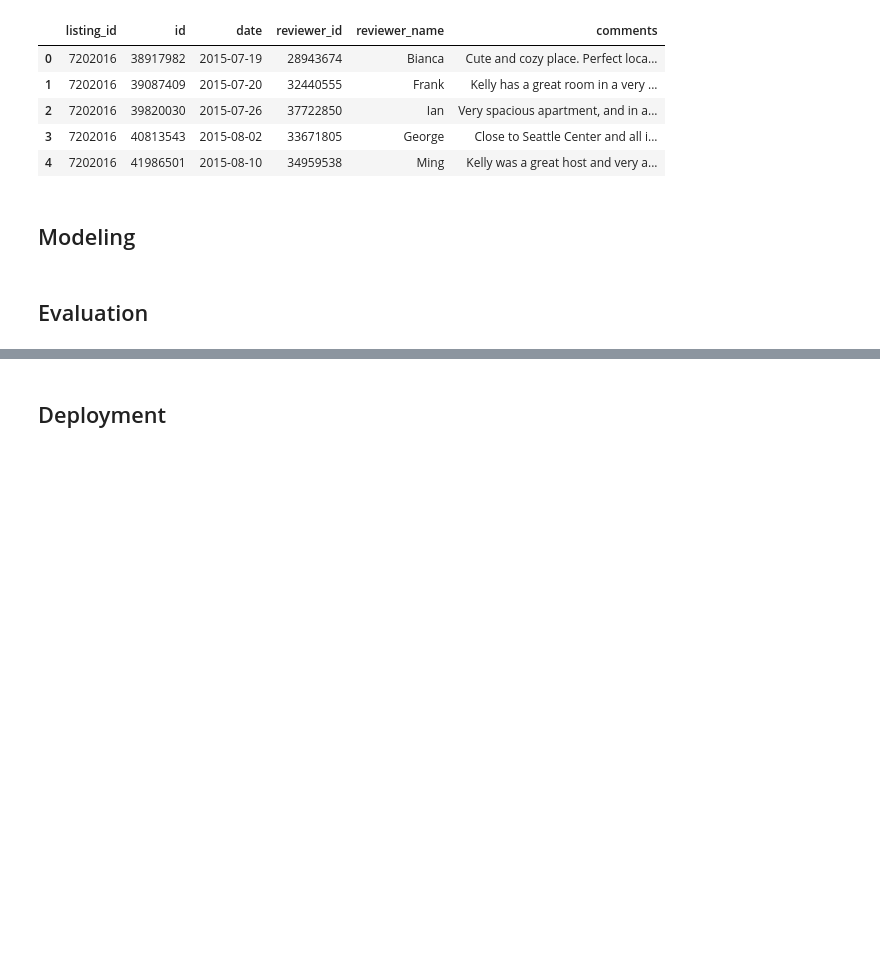
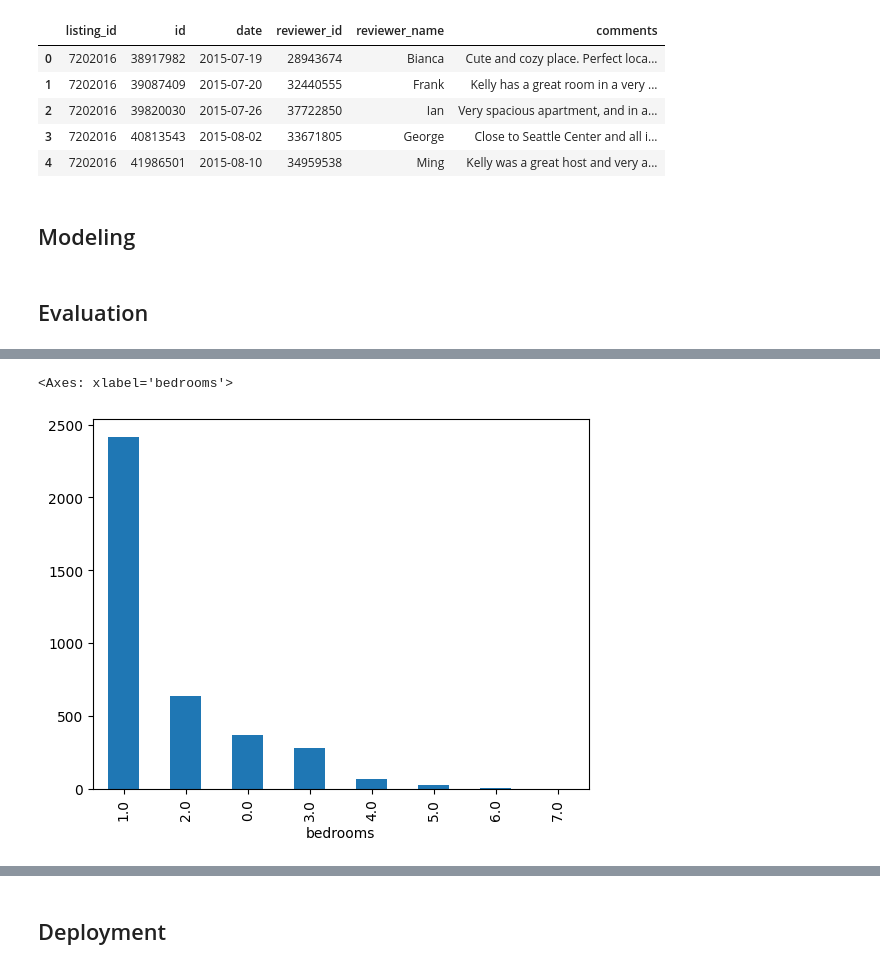
Before and after one commit to carini599/Airbnb_Seattle_Carina_Breu, a Jupyter notebook: airbnb_seattle_notebook.ipynb, the cells around one changed output, grey strips where cells are left out. Drawn from its saved outputs; the diff is of its cells as text; code cells hidden in the pictures; blank space fills up the shorter version.

```diff
--- a/airbnb_seattle_notebook.ipynb
+++ b/airbnb_seattle_notebook.ipynb
@@ -68,0 +144,6 @@ df_reviews.head()
+# %%
+#Room Type
+df_list['bedrooms'].value_counts().plot(kind='bar')
+# %% [output]
+<Axes: xlabel='bedrooms'>
+[figure, added]
```
Also changed, not shown: parts of 14 cells of this notebook.
